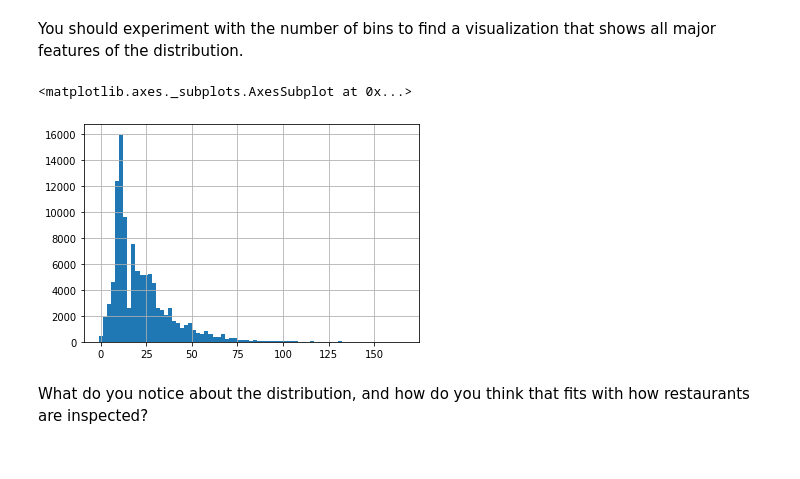
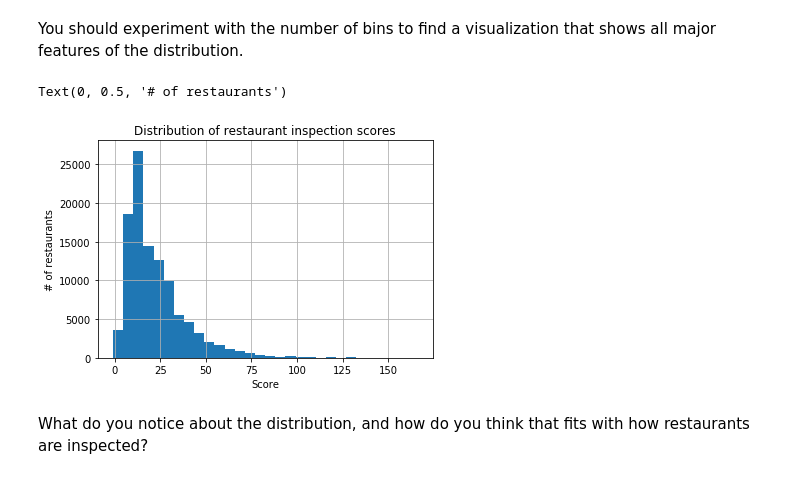
Before and after one commit to ed-biz23/data-sci-328, a Jupyter notebook: Assignment 1 - plots, bar charts, and filtering.ipynb, the cells around one changed output. Cells and saved outputs as stored; diff of their text form; code cells hidden in the pictures.

```diff
--- a/Assignment 1 - plots, bar charts, and filtering.ipynb
+++ b/Assignment 1 - plots, bar charts, and filtering.ipynb
@@ -72,11 +69,14 @@ restaurants['SCORE'].hist()
 [figure]
 # %% [markdown]
 You should experiment with the number of bins to find a visualization that shows all major features of the distribution.
-# %%
-restaurants['SCORE'].hist(bins=75)
-# %% [output]
-<matplotlib.axes._subplots.AxesSubplot at 0x...>
-[figure, removed]
+# %%
+restaurants['SCORE'].hist(bins=30)
+plt.title("Distribution of restaurant inspection scores")
+plt.xlabel("Score")
+plt.ylabel("# of restaurants")
+# %% [output]
+Text(0, 0.5, '# of restaurants')
+[figure, added]
 # %% [markdown]
 What do you notice about the distribution, and how do you think that fits with how restaurants are inspected?
 # %% [markdown]
```
Also changed, not shown: parts of 4 cells of this notebook, 4 other files.
